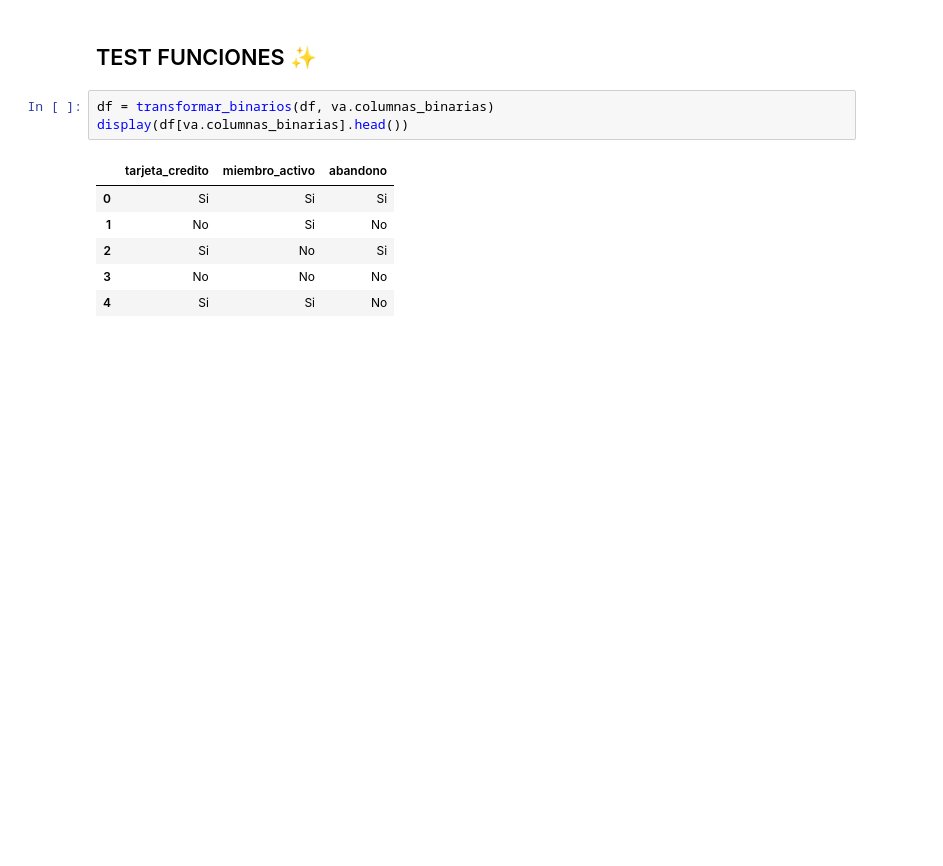
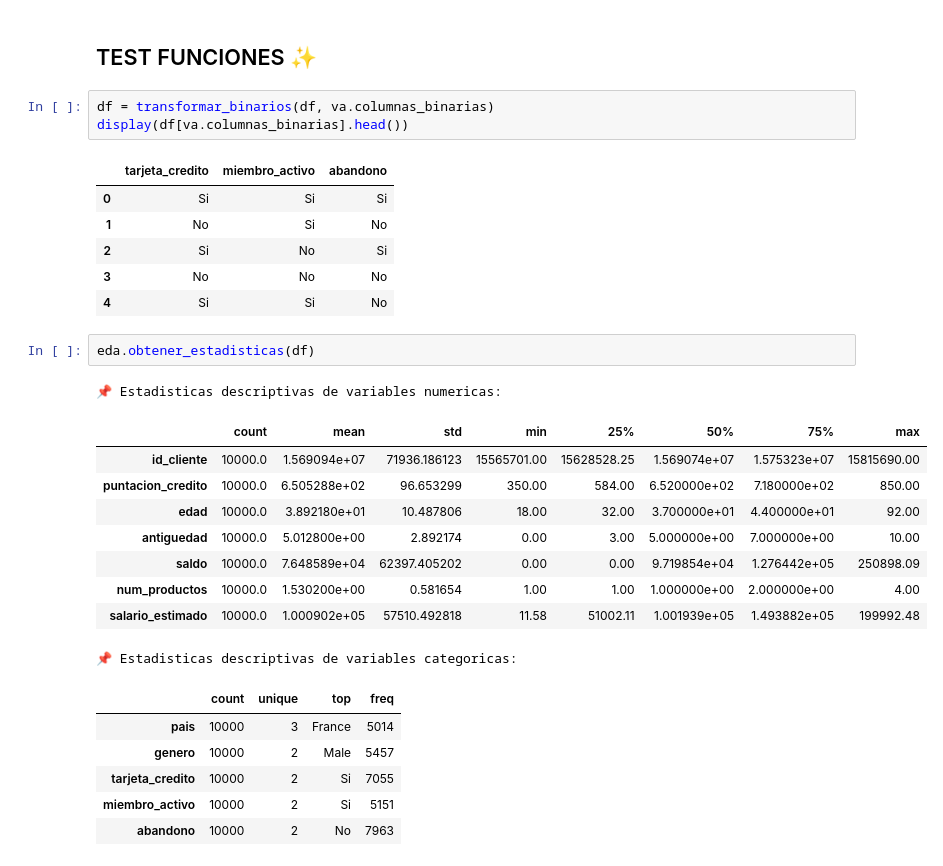
Before and after one commit to mpenacasares/Analisis_Abandono_Clientes, a Jupyter notebook: notebooks/02_transformacion.ipynb, the cells around one changed output. Cells and saved outputs as stored; diff of their text form; blank space fills up the shorter version.

```diff
--- a/notebooks/02_transformacion.ipynb
+++ b/notebooks/02_transformacion.ipynb
@@ -80,3 +100,22 @@ display(df[va.columnas_binarias].head())
 | 2 | Si | No | Si |
 | 3 | No | No | No |
 | 4 | Si | Si | No |
+# %%
+eda.obtener_estadisticas(df)
+# %% [output]
+📌 Estadisticas descriptivas de variables numericas:
+|  | count | mean | std | min | 25% | 50% | 75% | max |
+| id_cliente | 10000.0 | 1.569094e+07 | 71936.186123 | 15565701.00 | 15628528.25 | 1.569074e+07 | 1.575323e+07 | 15815690.00 |
+| puntacion_credito | 10000.0 | 6.505288e+02 | 96.653299 | 350.00 | 584.00 | 6.520000e+02 | 7.180000e+02 | 850.00 |
+| edad | 10000.0 | 3.892180e+01 | 10.487806 | 18.00 | 32.00 | 3.700000e+01 | 4.400000e+01 | 92.00 |
+| antiguedad | 10000.0 | 5.012800e+00 | 2.892174 | 0.00 | 3.00 | 5.000000e+00 | 7.000000e+00 | 10.00 |
+| saldo | 10000.0 | 7.648589e+04 | 62397.405202 | 0.00 | 0.00 | 9.719854e+04 | 1.276442e+05 | 250898.09 |
+| num_productos | 10000.0 | 1.530200e+00 | 0.581654 | 1.00 | 1.00 | 1.000000e+00 | 2.000000e+00 | 4.00 |
+| salario_estimado | 10000.0 | 1.000902e+05 | 57510.492818 | 11.58 | 51002.11 | 1.001939e+05 | 1.493882e+05 | 199992.48 |
+📌 Estadisticas descriptivas de variables categoricas:
+|  | count | unique | top | freq |
+| pais | 10000 | 3 | France | 5014 |
+| genero | 10000 | 2 | Male | 5457 |
+| tarjeta_credito | 10000 | 2 | Si | 7055 |
+| miembro_activo | 10000 | 2 | Si | 5151 |
+| abandono | 10000 | 2 | No | 7963 |
```
Also changed, not shown: parts of 2 cells of this notebook, 4 other files.
